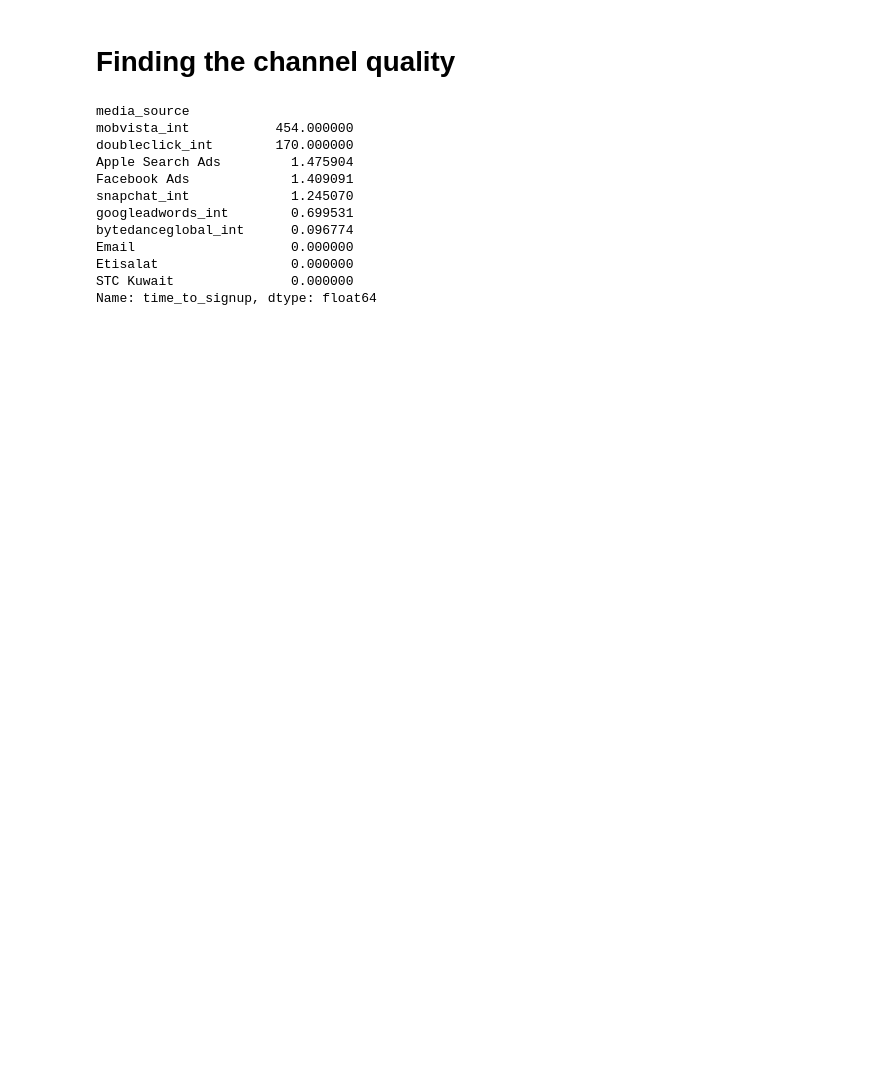
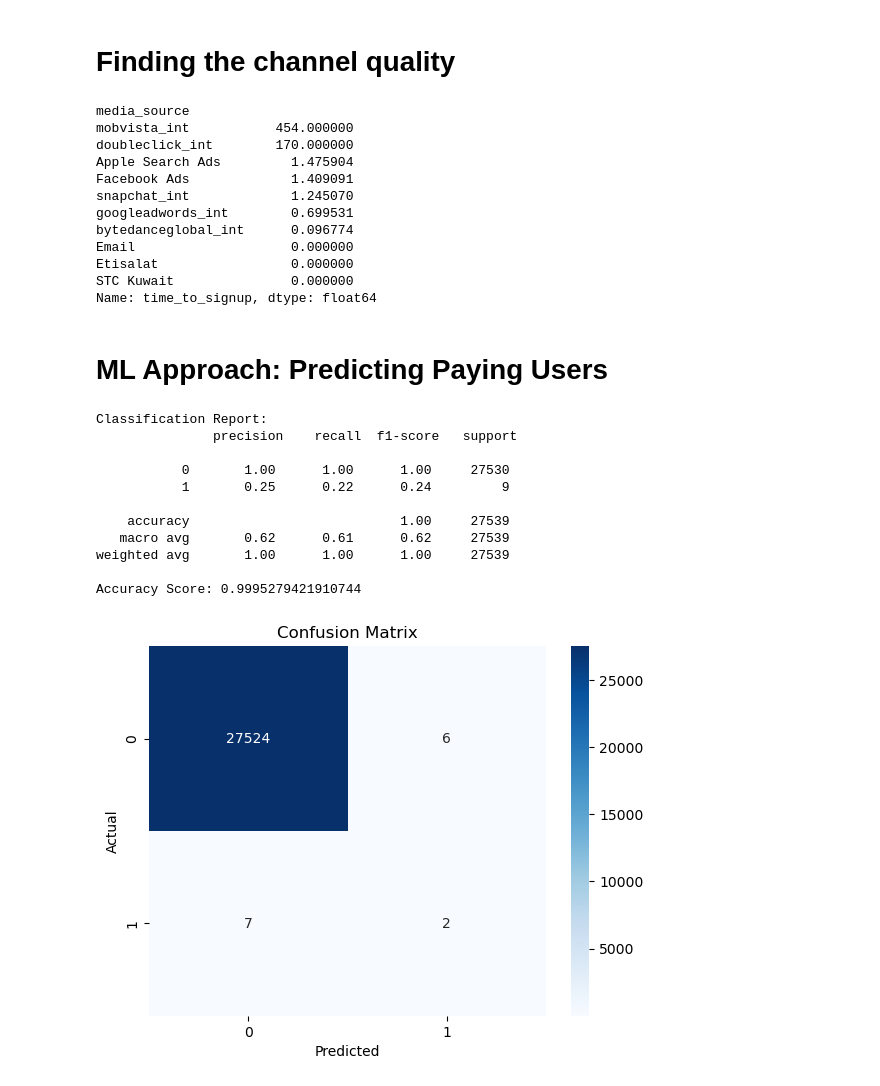
Before and after one commit to rakeshtparayil/Machine_Learning_Marketing, a Jupyter notebook: streaming.ipynb, the cells around one changed output. Drawn from its saved outputs; the diff is of its cells as text; code cells hidden in the pictures; blank space fills up the shorter version.

Commit message:
Starting EDA for Streaming

```diff
--- a/streaming.ipynb
+++ b/streaming.ipynb
@@ -156,3 +141,69 @@ Email                    0.000000
 Etisalat                 0.000000
 STC Kuwait               0.000000
 Name: time_to_signup, dtype: float64
+# %% [markdown]
+# ML Approach: Predicting Paying Users
+# %%
+# Time-Based Features
+
+streaming["time_diff_days"] = (streaming["event_time"] - streaming["install_time"]).dt.total_seconds() / (3600 * 24)
+streaming["touch_to_install_time"] = (streaming["install_time"] - streaming["attributed_touch_time"]).dt.total_seconds() / 3600
+streaming["session_hour"] = streaming["event_time"].dt.hour
+
+# Content-Based Features
+streaming["media_duration"] = streaming["event_value"].apply(lambda x: json.loads(x).get("media_duration", 0) if pd.notnull(x) else 0)
+streaming["content_type"] = streaming["event_value"].apply(lambda x: json.loads(x).get("af_content_type", "unknown") if pd.notnull(x) else "unknown")
+streaming["content_language"] = streaming["event_value"].apply(lambda x: json.loads(x).get("language", "unknown") if pd.notnull(x) else "unknown")
+
+# User Engagement Features
+streaming["event_count_per_user"] = streaming.groupby("appsflyer_id")["event_name"].transform("count")
+streaming["unique_content_views"] = streaming.groupby("appsflyer_id")["event_value"].transform(lambda x: x.nunique())
+
+# Encode Categorical Features
+streaming = pd.get_dummies(streaming, columns=["content_type", "content_language", "media_source"], drop_first=True)
+
+# Target Variable (Assuming 'af_subscribe' exists)
+streaming["is_subscribed"] = streaming["event_name"].apply(lambda x: 1 if x == "af_subscribe" else 0)
+
+# Features & Target
+features = ["time_diff_days", "touch_to_install_time", "session_hour", "media_duration",
+            "event_count_per_user", "unique_content_views"] + \
+           [col for col in streaming.columns if "content_type_" in col or "Media Source_" in col]
+
+X = streaming[features]
+y = streaming["is_subscribed"]
+
+# Train-Test Split
+X_train, X_test, y_train, y_test = train_test_split(X, y, test_size=0.2, random_state=42)
+
+# Model Training
+model = RandomForestClassifier(n_estimators=100, random_state=42)
+model.fit(X_train, y_train)
+
+# Predictions
+y_pred = model.predict(X_test)
+
+# Evaluation
+print("Classification Report:\n", classification_report(y_test, y_pred))
+print("Accuracy Score:", accuracy_score(y_test, y_pred))
+
+# Confusion Matrix
+cm = confusion_matrix(y_test, y_pred)
+sns.heatmap(cm, annot=True, fmt='d', cmap='Blues')
+plt.xlabel('Predicted')
+plt.ylabel('Actual')
+plt.title('Confusion Matrix')
+plt.show()
+# %% [output]
+Classification Report:
+               precision    recall  f1-score   support
+
+           0       1.00      1.00      1.00     27530
+           1       0.25      0.22      0.24         9
+
+    accuracy                           1.00     27539
+   macro avg       0.62      0.61      0.62     27539
+weighted avg       1.00      1.00      1.00     27539
+
+Accuracy Score: 0.9995279421910744
+[figure, added]
```
Also changed, not shown: parts of 3 cells of this notebook.
